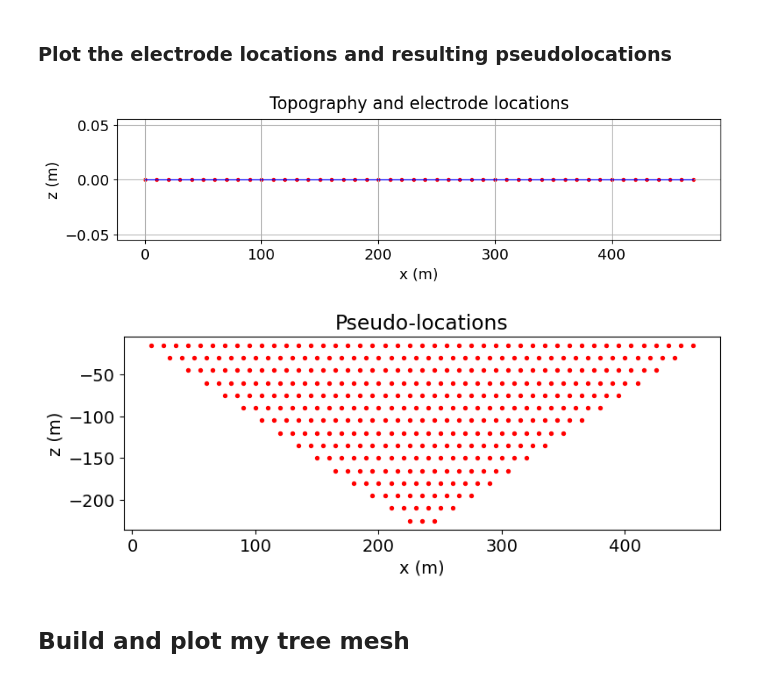
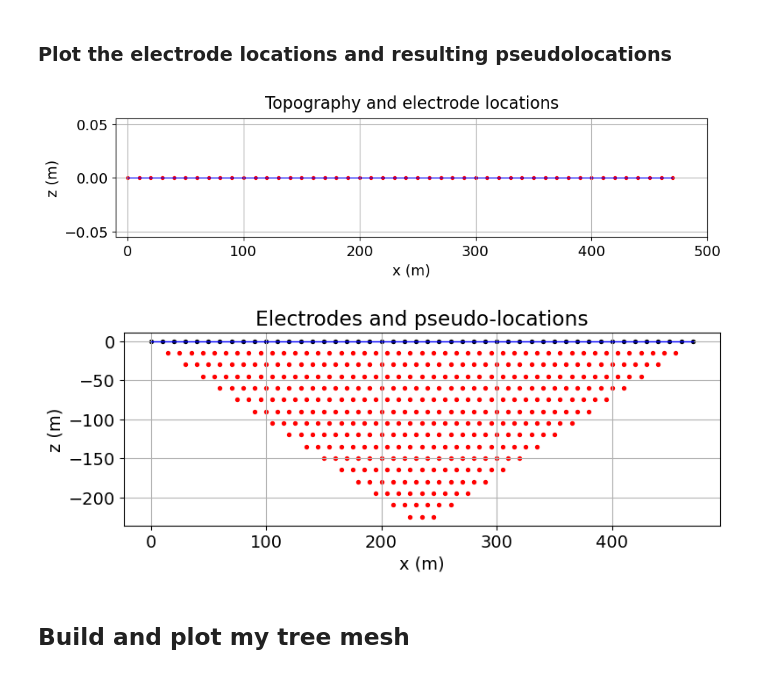
Before and after one commit to CaraBGJames/eosc-556-project, a Jupyter notebook: new_inversion.ipynb, the cells around one changed output. Drawn from its saved outputs; the diff is of its cells as text; code cells hidden in the pictures.

```diff
--- a/new_inversion.ipynb
+++ b/new_inversion.ipynb
@@ -93,26 +93,29 @@ fig = plt.figure(figsize=(10, 2))
 ax = fig.add_axes([0.1, 0.1, 0.8, 0.8])
 ax.plot(topo_2d[:, 0], topo_2d[:, 1], color="b", linewidth=1)
 ax.scatter(topo_2d[:, 0], topo_2d[:, 1], 8, "r")
-# ax.set_xlim([x_topo.min(), x_topo.max()])
+ax.set_xlim([-10, 500])
 ax.set_xlabel("x (m)", labelpad=5)
 ax.set_ylabel("z (m)", labelpad=5)
 ax.grid(True)
 ax.set_title("Topography and electrode locations", fontsize=16, pad=10)
 plt.show(fig)
 # %% [output]
-[figure, old version]
+[figure, new version]
 # %%
 # plot pseudo-locations
 pseudo_locations_xz = pseudo_locations(survey)
 fig = plt.figure(figsize=(8, 2.75))
 ax = fig.add_axes([0.1, 0.1, 0.85, 0.8])
 ax.scatter(pseudo_locations_xz[:, 0], pseudo_locations_xz[:, -1], 8, "r")
+ax.plot(topo_2d[:, 0], topo_2d[:, 1], color="b", linewidth=1)
+ax.scatter(topo_2d[:, 0], topo_2d[:, 1], 8, "k")
 ax.set_xlabel("x (m)")
 ax.set_ylabel("z (m)")
-ax.set_title("Pseudo-locations")
+ax.set_title("Electrodes and pseudo-locations")
+ax.grid(True)
 plt.show()
 # %% [output]
-[figure, old version]
+[figure, new version]
 # %% [markdown]
 ## Build and plot my tree mesh
 # %%
```
Also changed, not shown: parts of 23 cells of this notebook, 8 other files.
